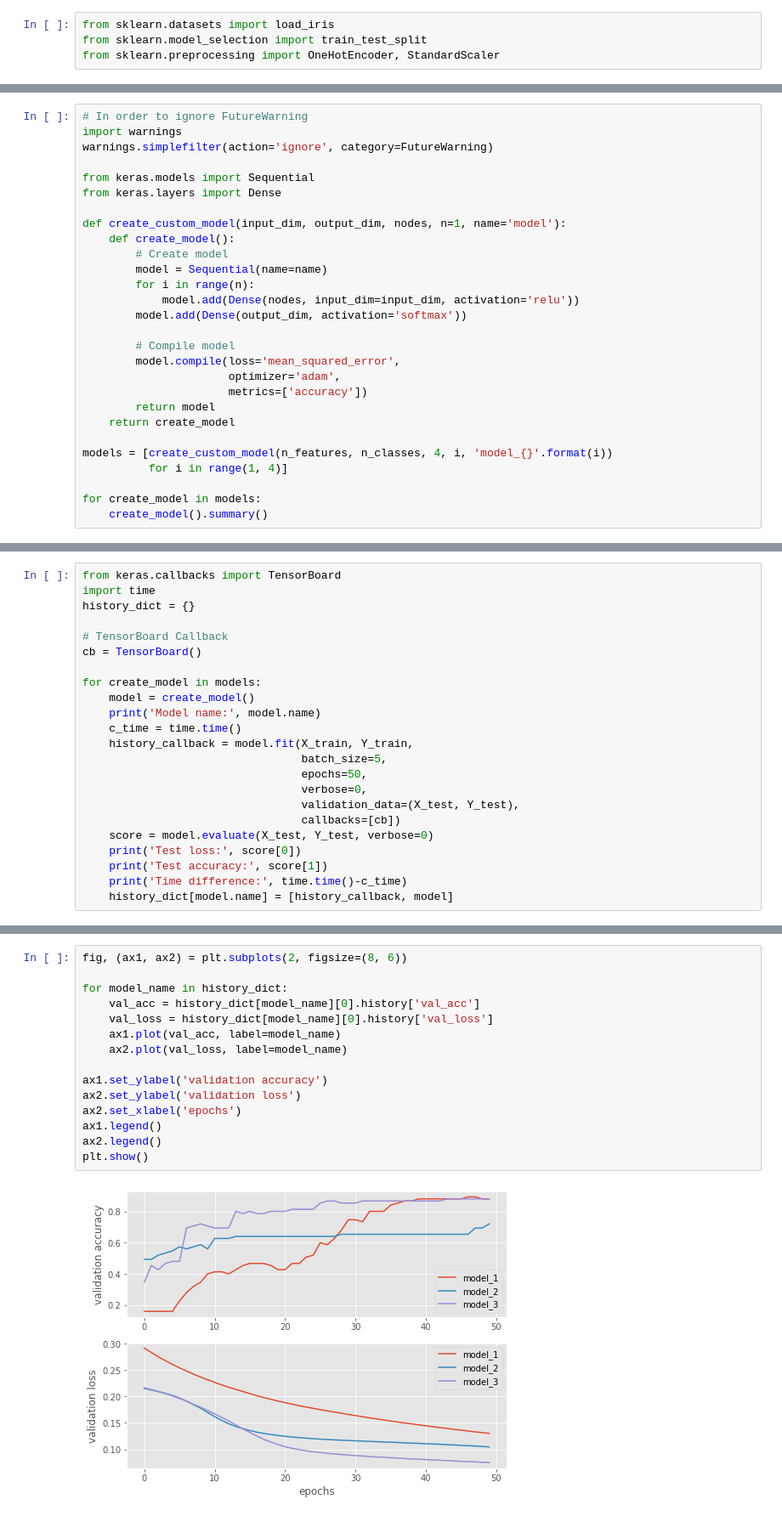
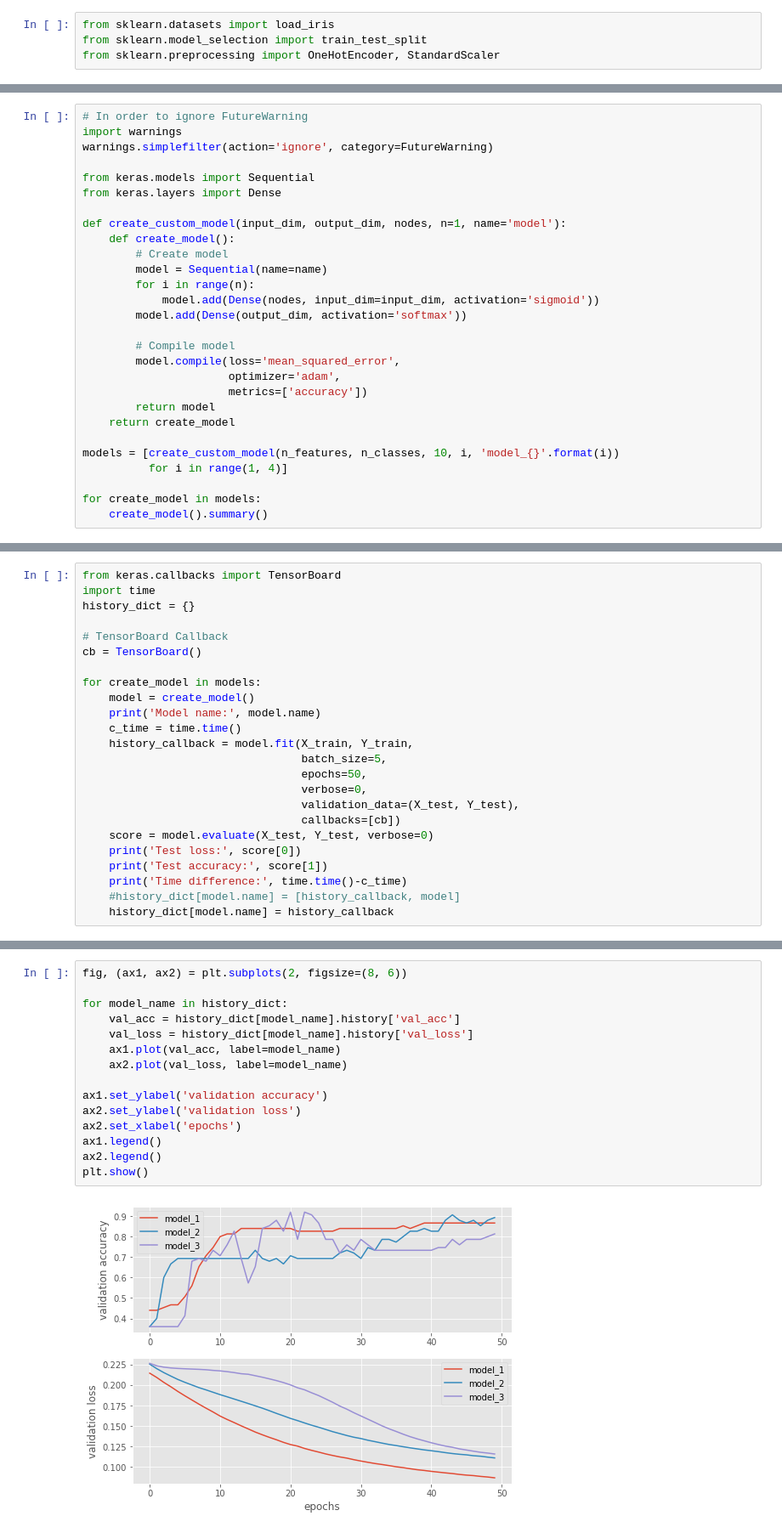
Before and after one commit to versey-sherry/dnn_python, a Jupyter notebook: Hyperparameter Seeking for Iris.ipynb, the cells around one changed output, grey strips where cells are left out. Shown: that part at 85% size. Saved outputs shown, nothing was run; the diff lists cells and outputs as text.

```diff
--- a/Hyperparameter Seeking for Iris.ipynb
+++ b/Hyperparameter Seeking for Iris.ipynb
@@ -66,7 +76,7 @@ def create_custom_model(input_dim, output_dim, nodes, n=1, name='model'):
         # Create model
         model = Sequential(name=name)
         for i in range(n):
-            model.add(Dense(nodes, input_dim=input_dim, activation='relu'))
+            model.add(Dense(nodes, input_dim=input_dim, activation='sigmoid'))
         model.add(Dense(output_dim, activation='softmax'))
 
         # Compile model
@@ -76,7 +86,7 @@ def create_custom_model(input_dim, output_dim, nodes, n=1, name='model'):
         return model
     return create_model
 
-models = [create_custom_model(n_features, n_classes, 4, i, 'model_{}'.format(i))
+models = [create_custom_model(n_features, n_classes, 10, i, 'model_{}'.format(i))
           for i in range(1, 4)]
 
 for create_model in models:
@@ -121,6 +131,7 @@ for create_model in models:
     print('Test loss:', score[0])
     print('Test accuracy:', score[1])
     print('Time difference:', time.time()-c_time)
-    history_dict[model.name] = [history_callback, model]
+    #history_dict[model.name] = [history_callback, model]
+    history_dict[model.name] = history_callback
 # %% [output]
 Model name: model_1
@@ -138,17 +155,17 @@ Time difference: 4.986849069595337
 # %%
 fig, (ax1, ax2) = plt.subplots(2, figsize=(8, 6))
 
 for model_name in history_dict:
-    val_acc = history_dict[model_name][0].history['val_acc']
-    val_loss = history_dict[model_name][0].history['val_loss']
+    val_acc = history_dict[model_name].history['val_acc']
+    val_loss = history_dict[model_name].history['val_loss']
     ax1.plot(val_acc, label=model_name)
     ax2.plot(val_loss, label=model_name)
 
 ax1.set_ylabel('validation accuracy')
 ax2.set_ylabel('validation loss')
 ax2.set_xlabel('epochs')
 ax1.legend()
 ax2.legend()
 plt.show()
 # %% [output]
-[figure, old version]
+[figure, new version]
```
Also changed, not shown: parts of 7 cells of this notebook, 2 other files.
